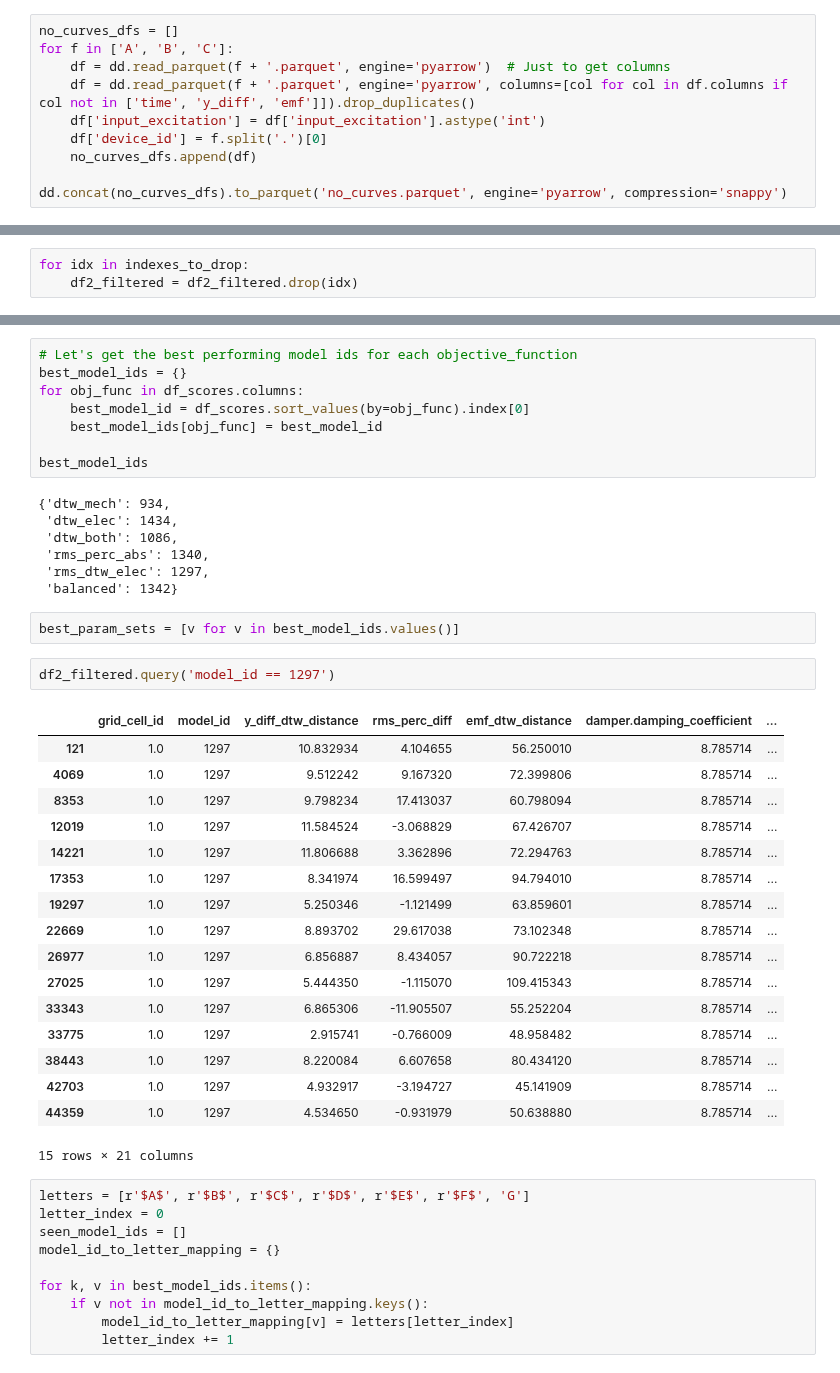
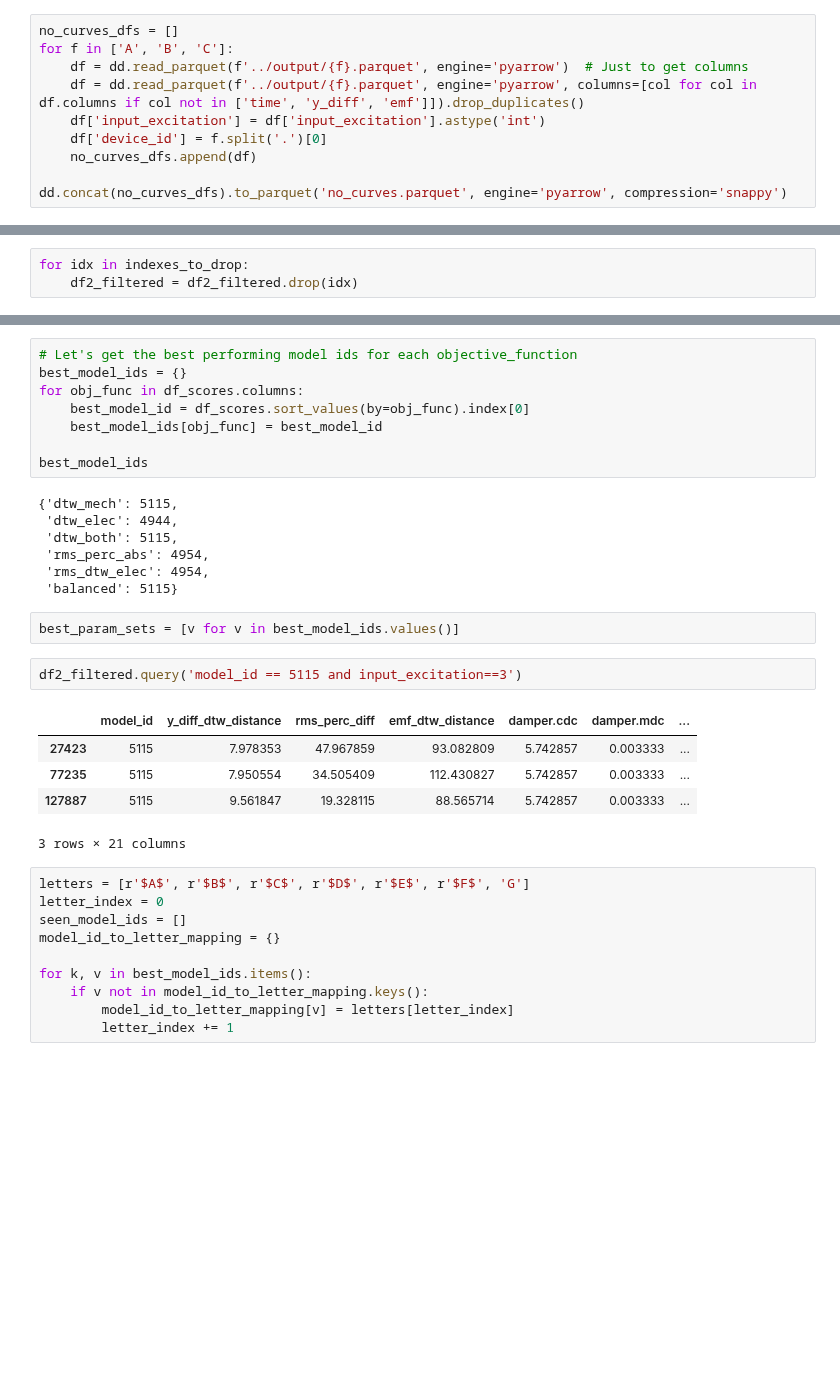
Before and after one commit to mnicstruwig/FlexibleFluxSimulator, a Jupyter notebook: experiments/2020-05-22-Analyze-Grid-Results.ipynb, the cells around one changed output, grey strips where cells are left out. Saved outputs shown, nothing was run; the diff lists cells and outputs as text; blank space fills up the shorter version.

```diff
--- a/experiments/2020-05-22-Analyze-Grid-Results.ipynb
+++ b/experiments/2020-05-22-Analyze-Grid-Results.ipynb
@@ -10,8 +10,8 @@ client
 # %%
 no_curves_dfs = []
 for f in ['A', 'B', 'C']:
-    df = dd.read_parquet(f + '.parquet', engine='pyarrow')  # Just to get columns
-    df = dd.read_parquet(f + '.parquet', engine='pyarrow', columns=[col for col in df.columns if col not in ['time', 'y_diff', 'emf']]).drop_duplicates()
+    df = dd.read_parquet(f'../output/{f}.parquet', engine='pyarrow')  # Just to get columns
+    df = dd.read_parquet(f'../output/{f}.parquet', engine='pyarrow', columns=[col for col in df.columns if col not in ['time', 'y_diff', 'emf']]).drop_duplicates()
     df['input_excitation'] = df['input_excitation'].astype('int')
     df['device_id'] = f.split('.')[0]
     no_curves_dfs.append(df)
@@ -227,34 +227,22 @@ for obj_func in df_scores.columns:
 
 best_model_ids
 # %% [output]
-{'dtw_mech': 934,
- 'dtw_elec': 1434,
- 'dtw_both': 1086,
- 'rms_perc_abs': 1340,
- 'rms_dtw_elec': 1297,
- 'balanced': 1342}
+{'dtw_mech': 5115,
+ 'dtw_elec': 4944,
+ 'dtw_both': 5115,
+ 'rms_perc_abs': 4954,
+ 'rms_dtw_elec': 4954,
+ 'balanced': 5115}
 # %%
 best_param_sets = [v for v in best_model_ids.values()]
 # %%
-df2_filtered.query('model_id == 1297')
+df2_filtered.query('model_id == 5115 and input_excitation==3')
 # %% [output]
-|  | grid_cell_id | model_id | y_diff_dtw_distance | rms_perc_diff | emf_dtw_distance | damper.damping_coefficient | ... |
-| 121 | 1.0 | 1297 | 10.832934 | 4.104655 | 56.250010 | 8.785714 | ... |
-| 4069 | 1.0 | 1297 | 9.512242 | 9.167320 | 72.399806 | 8.785714 | ... |
-| 8353 | 1.0 | 1297 | 9.798234 | 17.413037 | 60.798094 | 8.785714 | ... |
-| 12019 | 1.0 | 1297 | 11.584524 | -3.068829 | 67.426707 | 8.785714 | ... |
-| 14221 | 1.0 | 1297 | 11.806688 | 3.362896 | 72.294763 | 8.785714 | ... |
-| 17353 | 1.0 | 1297 | 8.341974 | 16.599497 | 94.794010 | 8.785714 | ... |
-| 19297 | 1.0 | 1297 | 5.250346 | -1.121499 | 63.859601 | 8.785714 | ... |
-| 22669 | 1.0 | 1297 | 8.893702 | 29.617038 | 73.102348 | 8.785714 | ... |
-| 26977 | 1.0 | 1297 | 6.856887 | 8.434057 | 90.722218 | 8.785714 | ... |
-| 27025 | 1.0 | 1297 | 5.444350 | -1.115070 | 109.415343 | 8.785714 | ... |
-| 33343 | 1.0 | 1297 | 6.865306 | -11.905507 | 55.252204 | 8.785714 | ... |
-| 33775 | 1.0 | 1297 | 2.915741 | -0.766009 | 48.958482 | 8.785714 | ... |
-| 38443 | 1.0 | 1297 | 8.220084 | 6.607658 | 80.434120 | 8.785714 | ... |
-| 42703 | 1.0 | 1297 | 4.932917 | -3.194727 | 45.141909 | 8.785714 | ... |
-| 44359 | 1.0 | 1297 | 4.534650 | -0.931979 | 50.638880 | 8.785714 | ... |
+|  | model_id | y_diff_dtw_distance | rms_perc_diff | emf_dtw_distance | damper.cdc | damper.mdc | ... |
+| 27423 | 5115 | 7.978353 | 47.967859 | 93.082809 | 5.742857 | 0.003333 | ... |
+| 77235 | 5115 | 7.950554 | 34.505409 | 112.430827 | 5.742857 | 0.003333 | ... |
+| 127887 | 5115 | 9.561847 | 19.328115 | 88.565714 | 5.742857 | 0.003333 | ... |
-15 rows × 21 columns
+3 rows × 21 columns
 # %%
 letters = [r'$A$', r'$B$', r'$C$', r'$D$', r'$E$', r'$F$', 'G']
 letter_index = 0
```
Also changed, not shown: parts of 26 cells of this notebook, 2 other files.
